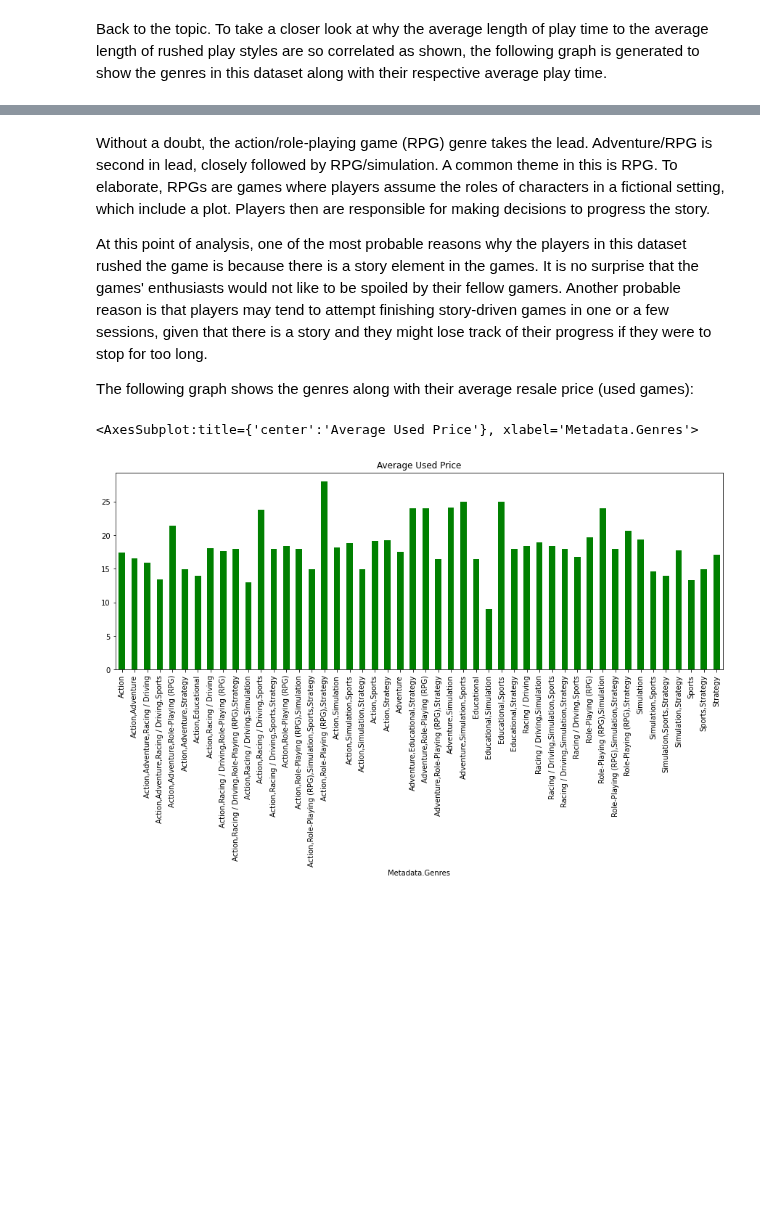
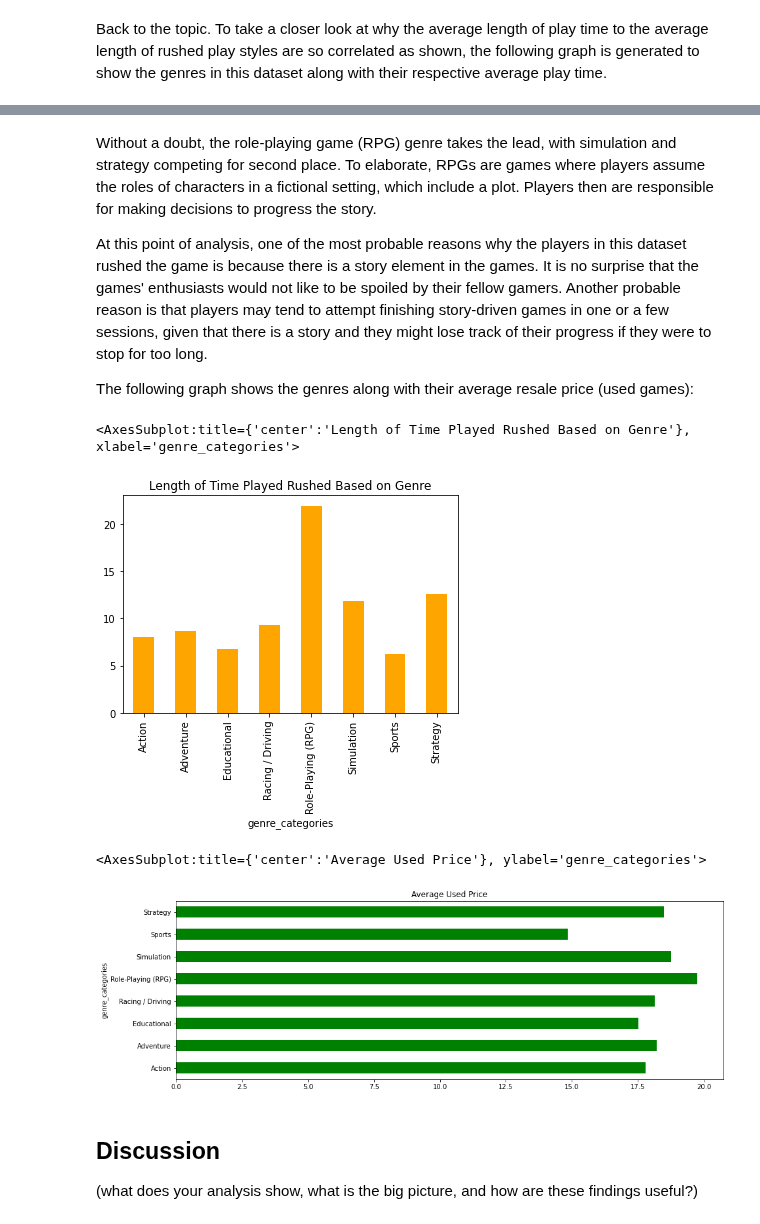
Before and after one commit to arielawidjaja/DH140final, a Jupyter notebook: Final Project.ipynb, the cells around one changed output, grey strips where cells are left out. Drawn from its saved outputs; the diff is of its cells as text; code cells hidden in the pictures; blank space fills up the shorter version.

```diff
--- a/Final Project.ipynb
+++ b/Final Project.ipynb
@@ -167,11 +168,20 @@ df.groupby('Metadata.Genres')['Length.All PlayStyles.Average'].mean().plot(kind=
 # %% [markdown]
-Without a doubt, the action/role-playing game (RPG) genre takes the lead. Adventure/RPG is second in lead, closely followed by RPG/simulation. A common theme in this is RPG. To elaborate, RPGs are games where players assume the roles of characters in a fictional setting, which include a plot. Players then are responsible for making decisions to progress the story.
+Without a doubt, the role-playing game (RPG) genre takes the lead, with simulation and strategy competing for second place. To elaborate, RPGs are games where players assume the roles of characters in a fictional setting, which include a plot. Players then are responsible for making decisions to progress the story.
 
 At this point of analysis, one of the most probable reasons why the players in this dataset rushed the game is because there is a story element in the games. It is no surprise that the games' enthusiasts would not like to be spoiled by their fellow gamers. Another probable reason is that players may tend to attempt finishing story-driven games in one or a few sessions, given that there is a story and they might lose track of their progress if they were to stop for too long.
 
 The following graph shows the genres along with their average resale price (used games):
+# %%
+#This shows groups the genres' content count instead of showing individual cases, although there are some overlap
+df.groupby('genre_categories')['Length.All PlayStyles.Rushed'].mean().plot(kind='bar', color='orange', title='Length of Time Played Rushed Based on Genre')
+# %% [output]
+<AxesSubplot:title={'center':'Length of Time Played Rushed Based on Genre'}, xlabel='genre_categories'>
+[figure, new version]
 # %%
-df1.groupby('Metadata.Genres')['Metrics.Used Price'].mean().plot(kind='bar', figsize=(15,5), color='green', title='Average Used Price')
+df.groupby('genre_categories')['Metrics.Used Price'].mean().plot(kind='barh', figsize=(15,5), color='green', title='Average Used Price')
 # %% [output]
-<AxesSubplot:title={'center':'Average Used Price'}, xlabel='Metadata.Genres'>
+<AxesSubplot:title={'center':'Average Used Price'}, ylabel='genre_categories'>
-[figure, old version]
+[figure, new version]
+# %% [markdown]
+## **Discussion**
+ (what does your analysis show, what is the big picture, and how are these findings useful?)
```
Also changed, not shown: parts of 9 cells of this notebook.
